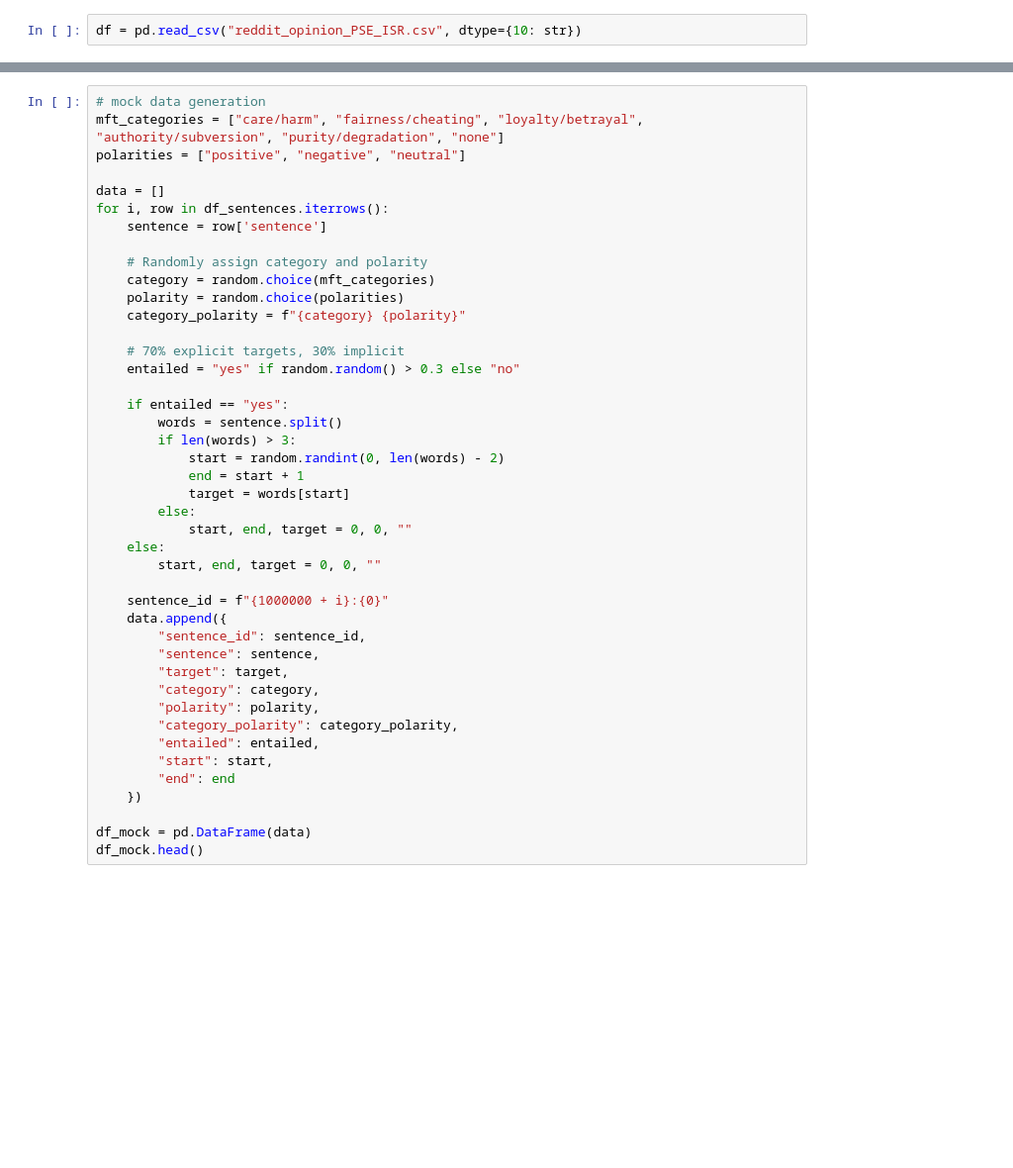
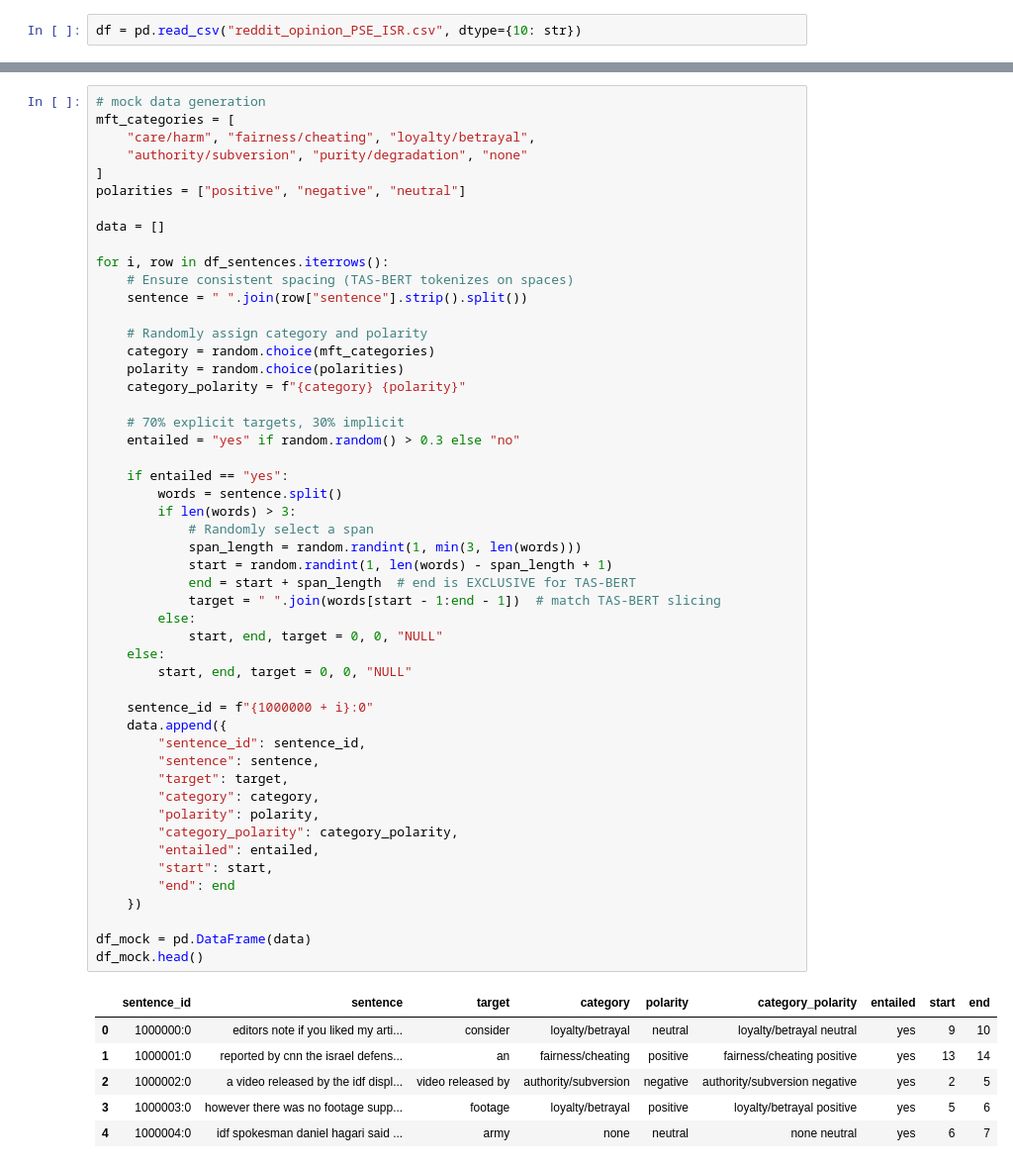
Before and after one commit to Pacozabala/CSCI199.X-TestSpace, a Jupyter notebook: data_test.ipynb, the cells around one changed output, grey strips where cells are left out. Shown at 99% size. Cells and saved outputs as stored; diff of their text form; blank space fills up the shorter version.

```diff
--- a/data_test.ipynb
+++ b/data_test.ipynb
@@ -130,46 +252,60 @@ df_sentences.info()
 # %%
 # mock data generation
-mft_categories = ["care/harm", "fairness/cheating", "loyalty/betrayal", "authority/subversion", "purity/degradation", "none"]
+mft_categories = [
+    "care/harm", "fairness/cheating", "loyalty/betrayal",
+    "authority/subversion", "purity/degradation", "none"
+]
 polarities = ["positive", "negative", "neutral"]
 
 data = []
+
 for i, row in df_sentences.iterrows():
-    sentence = row['sentence']
+    # Ensure consistent spacing (TAS-BERT tokenizes on spaces)
+    sentence = " ".join(row["sentence"].strip().split())
 
     # Randomly assign category and polarity
     category = random.choice(mft_categories)
     polarity = random.choice(polarities)
     category_polarity = f"{category} {polarity}"
 
     # 70% explicit targets, 30% implicit
     entailed = "yes" if random.random() > 0.3 else "no"
 
     if entailed == "yes":
         words = sentence.split()
         if len(words) > 3:
-            start = random.randint(0, len(words) - 2)
-            end = start + 1
-            target = words[start]
+            # Randomly select a span
+            span_length = random.randint(1, min(3, len(words)))
+            start = random.randint(1, len(words) - span_length + 1)
+            end = start + span_length  # end is EXCLUSIVE for TAS-BERT
+            target = " ".join(words[start - 1:end - 1])  # match TAS-BERT slicing
         else:
-            start, end, target = 0, 0, ""
+            start, end, target = 0, 0, "NULL"
     else:
-        start, end, target = 0, 0, ""
+        start, end, target = 0, 0, "NULL"
 
-    sentence_id = f"{1000000 + i}:{0}"
+    sentence_id = f"{1000000 + i}:0"
     data.append({
         "sentence_id": sentence_id,
         "sentence": sentence,
         "target": target,
         "category": category,
         "polarity": polarity,
         "category_polarity": category_polarity,
         "entailed": entailed,
         "start": start,
         "end": end
     })
 
 df_mock = pd.DataFrame(data)
 df_mock.head()
+# %% [output]
+|  | sentence_id | sentence | target | category | polarity | category_polarity | entailed | start | end |
+| 0 | 1000000:0 | editors note if you liked my arti... | consider | loyalty/betrayal | neutral | loyalty/betrayal neutral | yes | 9 | 10 |
+| 1 | 1000001:0 | reported by cnn the israel defens... | an | fairness/cheating | positive | fairness/cheating positive | yes | 13 | 14 |
+| 2 | 1000002:0 | a video released by the idf displ... | video released by | authority/subversion | negative | authority/subversion negative | yes | 2 | 5 |
+| 3 | 1000003:0 | however there was no footage supp... | footage | loyalty/betrayal | positive | loyalty/betrayal positive | yes | 5 | 6 |
+| 4 | 1000004:0 | idf spokesman daniel hagari said ... | army | none | neutral | none neutral | yes | 6 | 7 |
 # %%
 # shuffle dataframe
 df_shuffled = df_mock.sample(frac=1, random_state=42).reset_index(drop=True)
```
Also changed, not shown: parts of 24 cells of this notebook.
